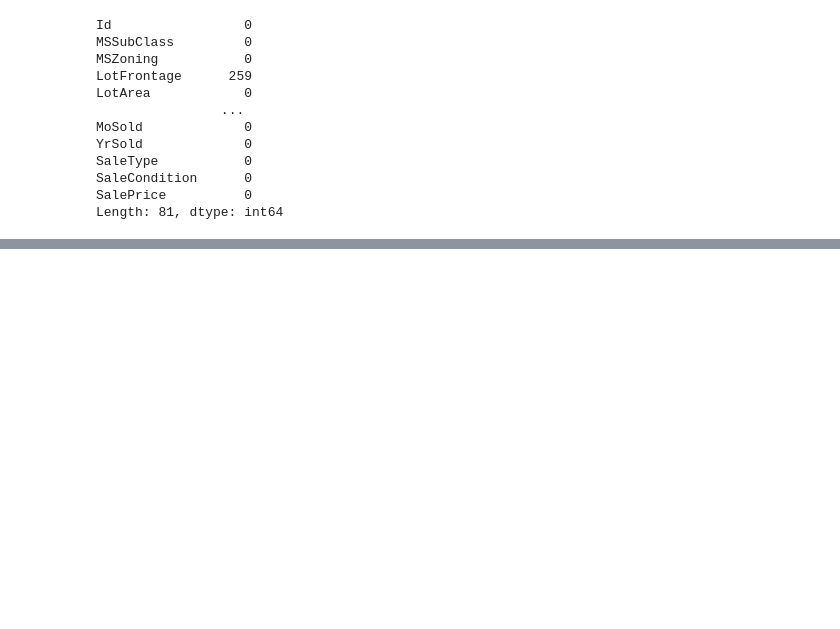
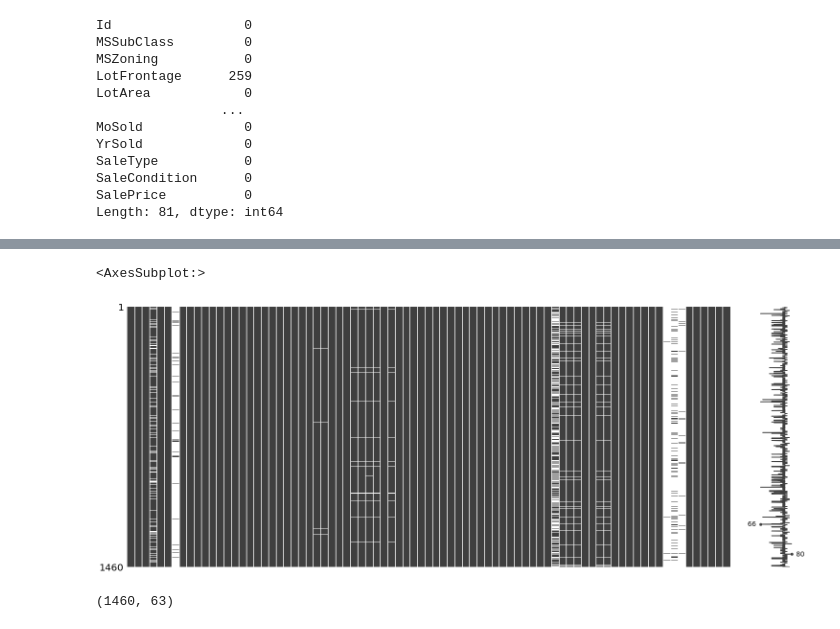
Before and after one commit to quang3103/diveintocode-ml, a Jupyter notebook: week3_preClass/assignment2.ipynb, the cells around one changed output, grey strips where cells are left out. Saved outputs shown, nothing was run; the diff lists cells and outputs as text; code cells hidden in the pictures; blank space fills up the shorter version.

```diff
--- a/week3_preClass/assignment2.ipynb
+++ b/week3_preClass/assignment2.ipynb
@@ -92,0 +124,10 @@ Length: 81, dtype: int64
+# %%
+msno.matrix(houses)
+# %% [output]
+<AxesSubplot:>
+[figure, added]
+# %%
+houses = houses.dropna(axis = 1, how = 'any', thresh = houses.shape[0] - 5)
+houses.shape
+# %% [output]
+(1460, 63)
```
Also changed, not shown: parts of 23 cells of this notebook.
